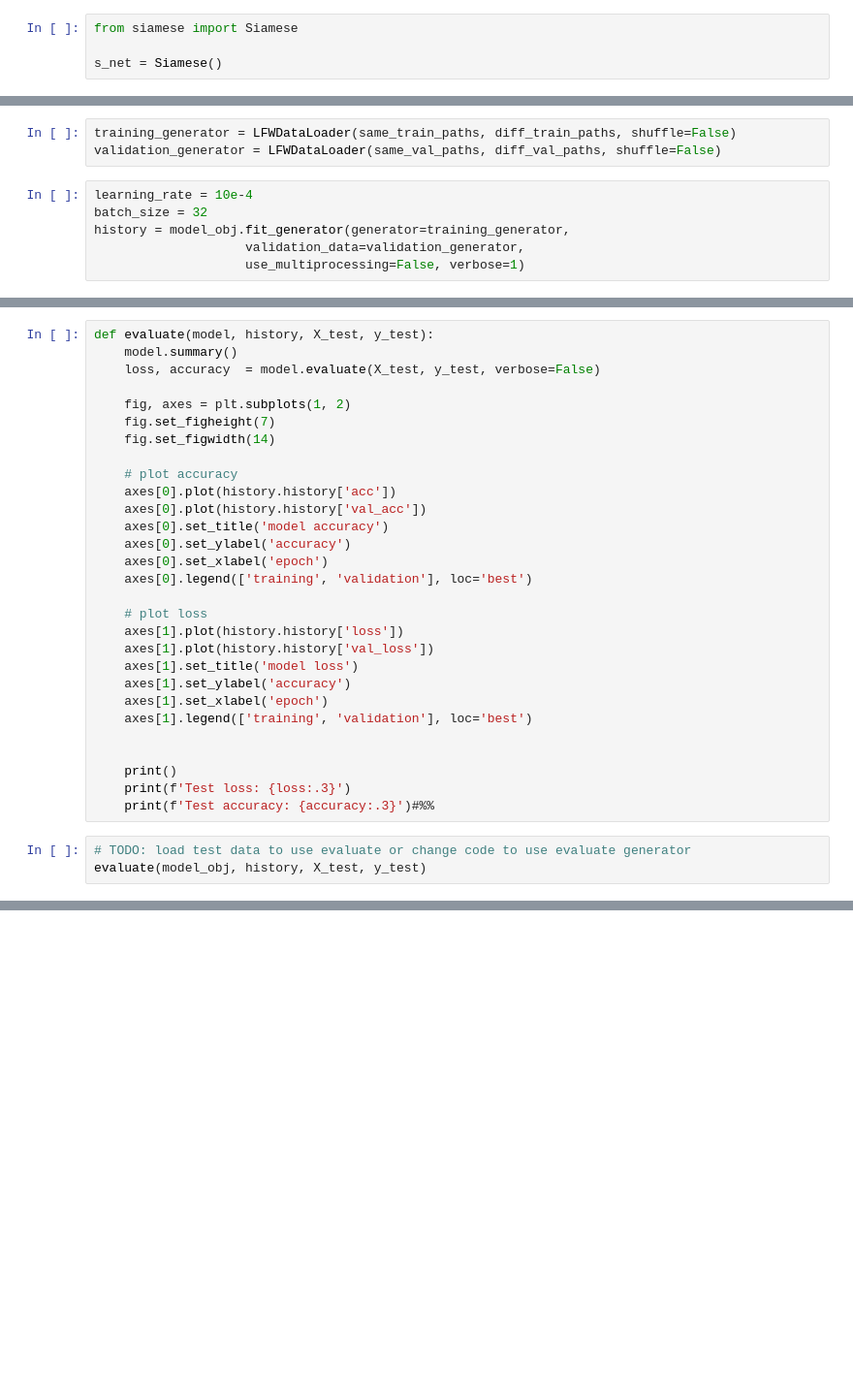
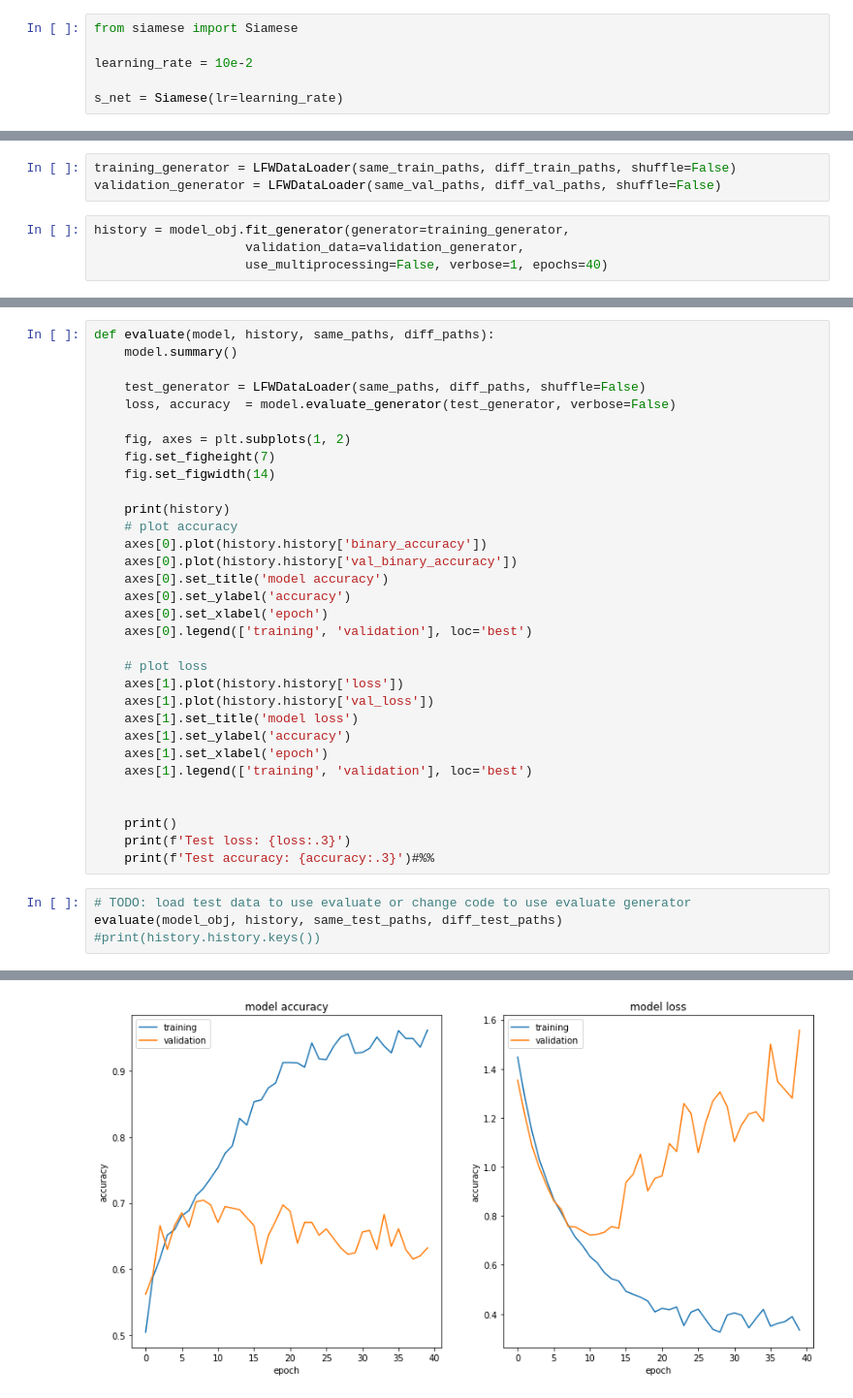
Before and after one commit to elisim/Deep-Learning-Intro, a Jupyter notebook: assignment2/src/Siamese_test.ipynb, the cells around one changed output, grey strips where cells are left out. Shown: that part at 97% size. Cells and saved outputs as stored; diff of their text form; blank space fills up the shorter version.

```diff
--- a/assignment2/src/Siamese_test.ipynb
+++ b/assignment2/src/Siamese_test.ipynb
@@ -25,4 +28,6 @@ print('\tFirst row - same person. second row - different persons\n')
 # %%
 from siamese import Siamese
 
-s_net = Siamese()
+learning_rate = 10e-2
+
+s_net = Siamese(lr=learning_rate)
@@ -55,9 +59,7 @@ ________________________________________________________________________________
 training_generator = LFWDataLoader(same_train_paths, diff_train_paths, shuffle=False)
 validation_generator = LFWDataLoader(same_val_paths, diff_val_paths, shuffle=False)
 # %%
-learning_rate = 10e-4
-batch_size = 32
 history = model_obj.fit_generator(generator=training_generator,
                     validation_data=validation_generator,
-                    use_multiprocessing=False, verbose=1)
+                    use_multiprocessing=False, verbose=1, epochs=40)
 # %% [output]
@@ -69,15 +83,18 @@ Hint: If you want to see a list of allocated tensors when OOM happens, add repor
 # %%
-def evaluate(model, history, X_test, y_test):
+def evaluate(model, history, same_paths, diff_paths):
     model.summary()
-    loss, accuracy  = model.evaluate(X_test, y_test, verbose=False)
+
+    test_generator = LFWDataLoader(same_paths, diff_paths, shuffle=False)
+    loss, accuracy  = model.evaluate_generator(test_generator, verbose=False)
 
     fig, axes = plt.subplots(1, 2)
     fig.set_figheight(7)
     fig.set_figwidth(14)
 
+    print(history)
     # plot accuracy
-    axes[0].plot(history.history['acc'])
-    axes[0].plot(history.history['val_acc'])
+    axes[0].plot(history.history['binary_accuracy'])
+    axes[0].plot(history.history['val_binary_accuracy'])
     axes[0].set_title('model accuracy')
     axes[0].set_ylabel('accuracy')
     axes[0].set_xlabel('epoch')
@@ -97,4 +114,6 @@ def evaluate(model, history, X_test, y_test):
     print(f'Test accuracy: {accuracy:.3}')#%%
 # %%
 # TODO: load test data to use evaluate or change code to use evaluate generator
-evaluate(model_obj, history, X_test, y_test)
+evaluate(model_obj, history, same_test_paths, diff_test_paths)
+#print(history.history.keys())
+# %% [output]
@@ -100,0 +137 @@ evaluate(model_obj, history, X_test, y_test)
+[figure, added]
```
Also changed, not shown: parts of 5 cells of this notebook, 1 other file.
